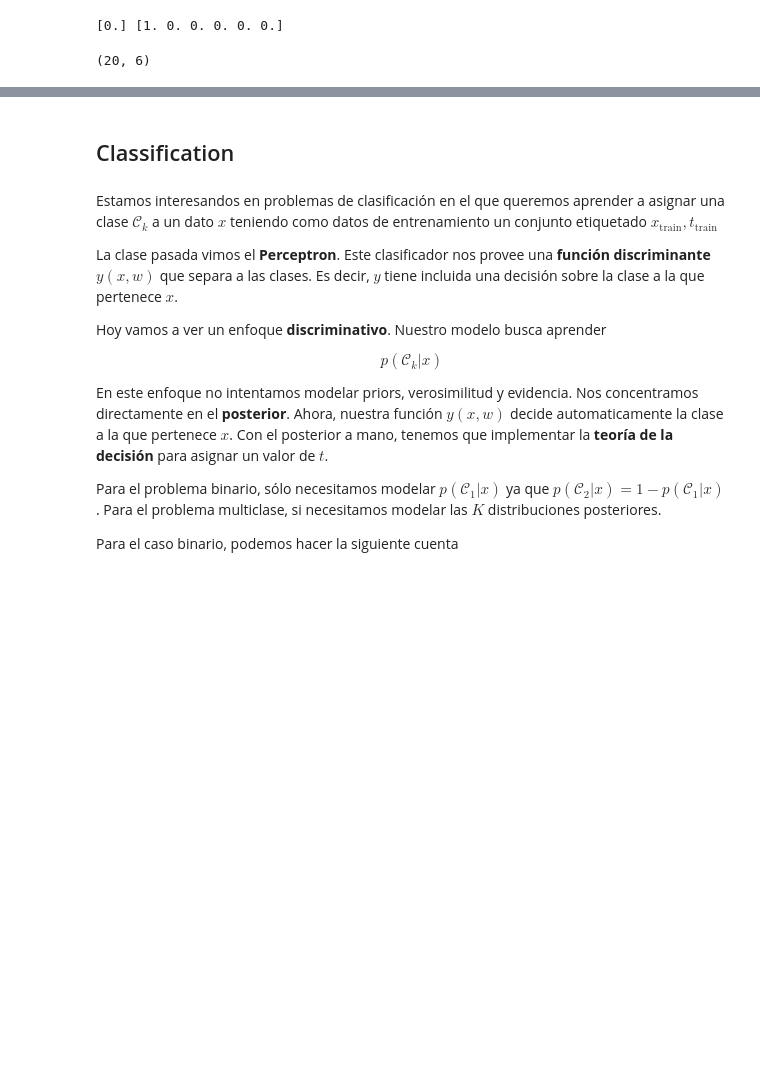
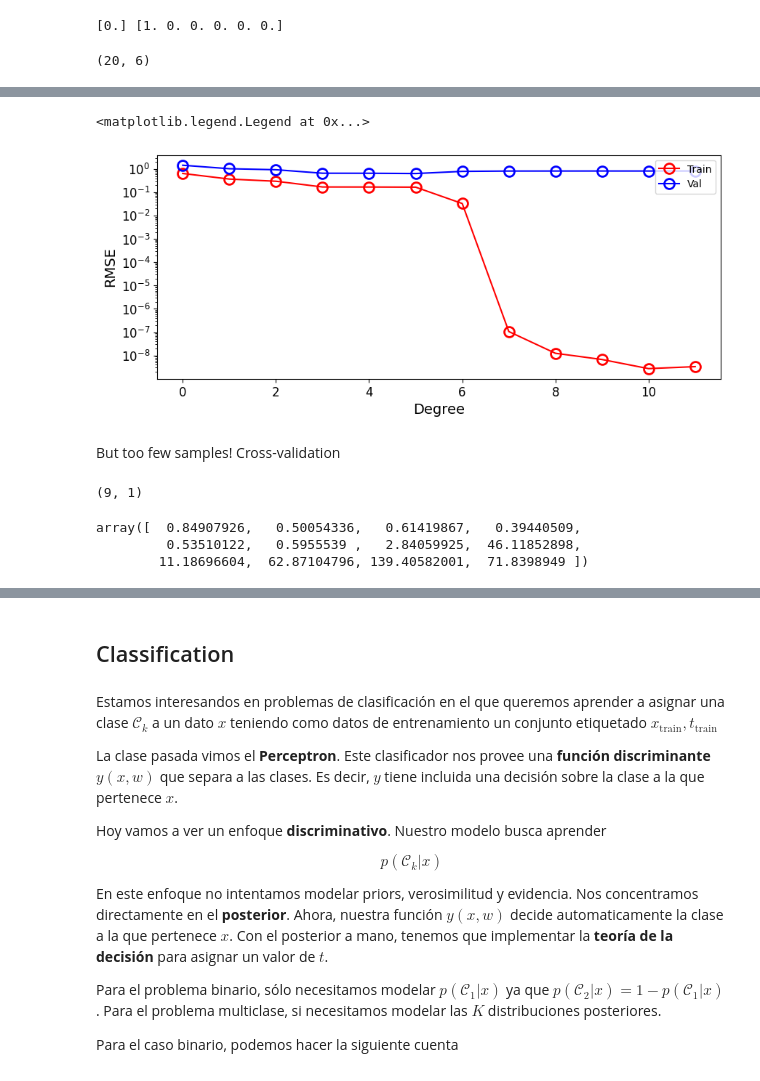
Before and after one commit to mcgen-ct/tutorials, a Jupyter notebook: ML/SimpleML.ipynb, the cells around one changed output, grey strips where cells are left out. Saved outputs shown, nothing was run; the diff lists cells and outputs as text; code cells hidden in the pictures; blank space fills up the shorter version.

```diff
--- a/ML/SimpleML.ipynb
+++ b/ML/SimpleML.ipynb
@@ -221,0 +298,29 @@ np.float64(0.3605491603448692)
+# %%
+x_train, x_val = x[:8], x[8:]
+t_train, t_val = t[:8], t[8:]
+# %%
+max_degree = 11
+rmse_vals = np.zeros(max_degree+1)
+rmse_vals_val = np.zeros(max_degree+1)
+for ndegree, degree in enumerate(range(max_degree+1)):
+    model = LinearModelDegree(degree)
+    model.fit(x_train,t_train)
+    rmse_vals[ndegree] = rmse(t_train,model.y_ML(x_train))
+    rmse_vals_val[ndegree] = rmse(t_val,model.y_ML(x_val))
+
+plt.figure(figsize=(10,4))
+plt.plot(range(max_degree+1), rmse_vals, 'o-r', mfc='None', ms=10, mew=2, label='Train')
+plt.plot(range(max_degree+1), rmse_vals_val, 'o-b', mfc='None', ms=10, mew=2,label='Val')
+plt.xlabel('Degree')
+plt.ylabel('RMSE')
+plt.yscale('log')
+plt.legend(loc='upper right')
+# %% [output]
+<matplotlib.legend.Legend at 0x...>
+[figure, added]
+# %% [markdown]
+But too few samples! Cross-validation
+# %%
+np.vstack([x[:1],x[2:]]).shape
+# %% [output]
+(9, 1)
@@ -221,0 +337,6 @@ np.float64(0.3605491603448692)
+# %%
+np.mean(rmse_vals_val_kfold,0)
+# %% [output]
+array([  0.84907926,   0.50054336,   0.61419867,   0.39440509,
+         0.53510122,   0.5955539 ,   2.84059925,  46.11852898,
+        11.18696604,  62.87104796, 139.40582001,  71.8398949 ])
```
Also changed, not shown: parts of 121 cells of this notebook.
